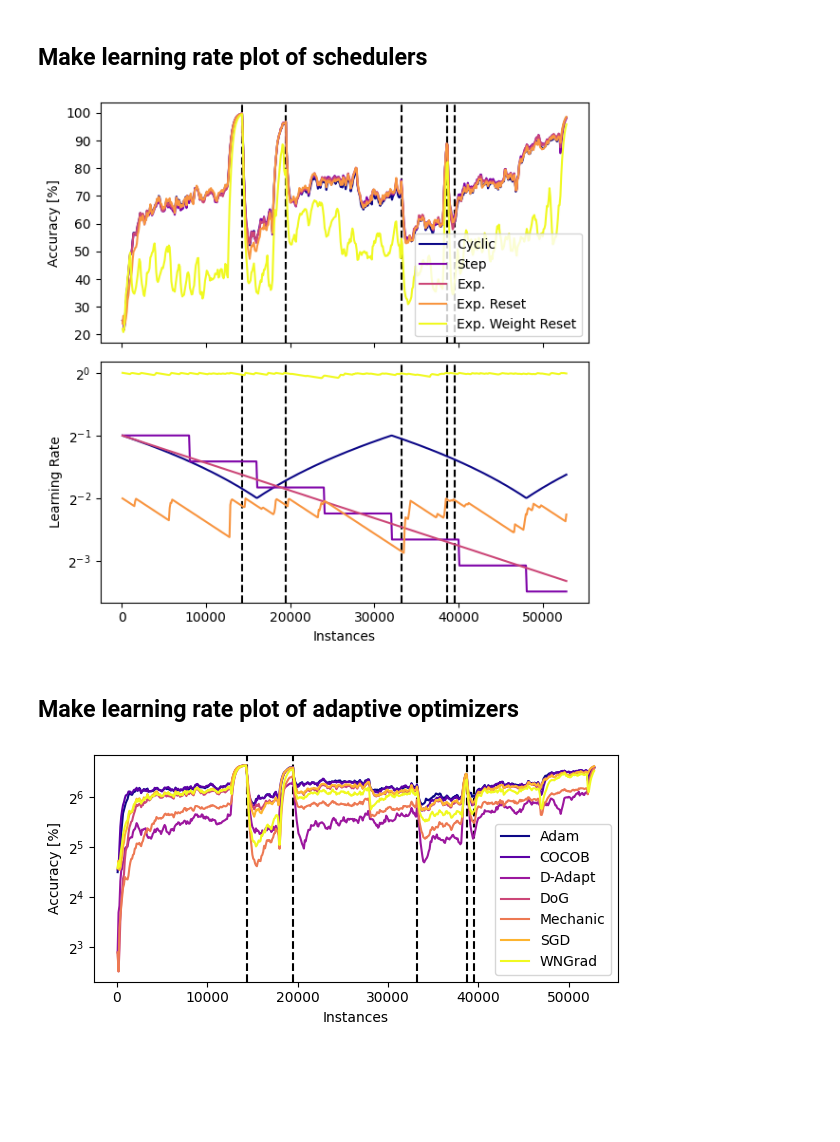
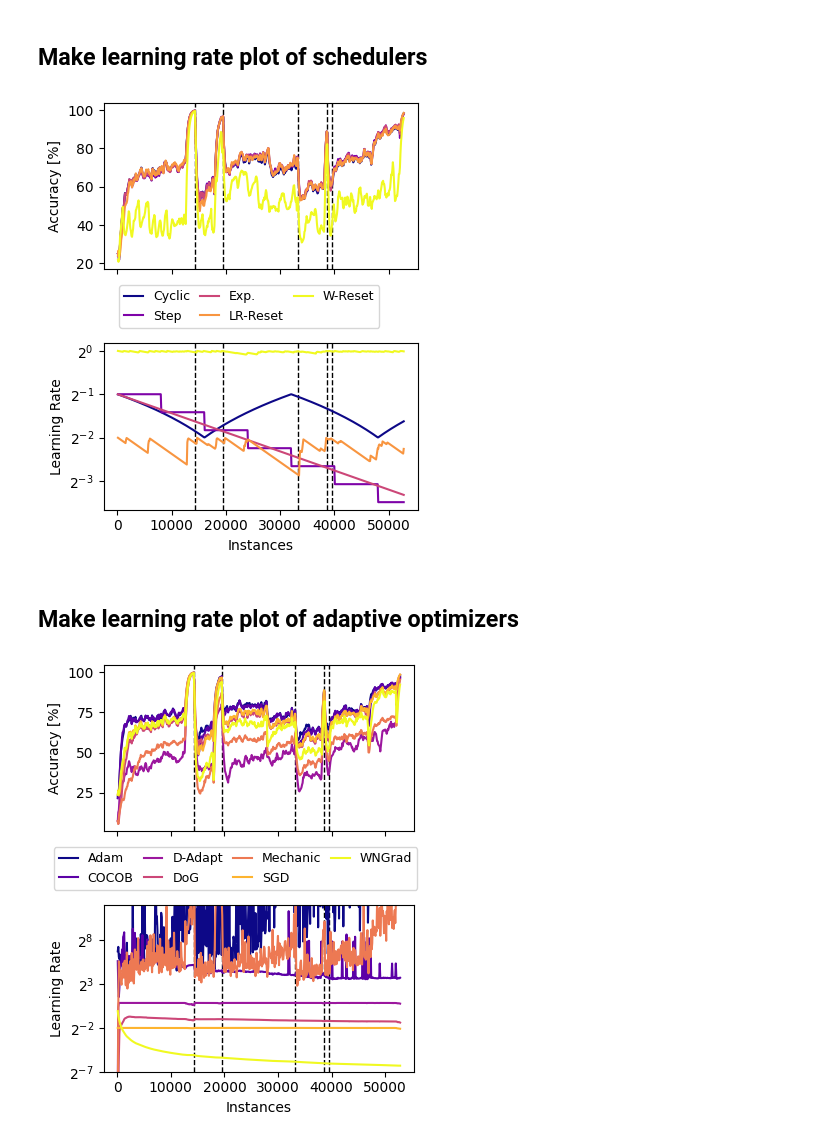
Before and after one commit to lucasczz/OLRONN, a Jupyter notebook: notebooks/lr_plots.ipynb, the cells around one changed output. Drawn from its saved outputs; the diff is of its cells as text; code cells hidden in the pictures; blank space fills up the shorter version.

Commit message:
refactor: pretuning plots

```diff
--- a/notebooks/lr_plots.ipynb
+++ b/notebooks/lr_plots.ipynb
@@ -13,13 +23,13 @@ def make_lr_plot(dfp, var_colors, metrics, names):
     n_rows = len(metrics)
 
     cmapper = ValueColorMapper(values=dfp[var_colors].unique(), cmap="plasma")
-    fig, axs = plt.subplots(nrows=n_rows, figsize=(6, 3 * n_rows), sharex=True)
+    fig, axs = plt.subplots(nrows=n_rows, figsize=(4, 2.4 * n_rows), sharex=True)
     if not isinstance(axs, np.ndarray):
         axs = np.array([axs])
     for row_idx, metric in enumerate(metrics):
         ax = axs[row_idx]
         for change_point in change_points:
-            ax.axvline(change_point, color="black", linestyle="dashed")
+            ax.axvline(change_point, color="black", linestyle="dashed", linewidth=1)
         for schedule, dfs in dfp.groupby(var_colors):
             dfs = dfs.sort_values(by="step")
             color = cmapper(schedule)
@@ -32,22 +42,24 @@ def make_lr_plot(dfp, var_colors, metrics, names):
                 ys,
                 c=color,
                 label=schedule,
+                linewidth=1.5,
             )
 
     for ax, name in zip(axs, names):
         ax.set_ylabel(name)
     ax.set_yscale("log", base=2)
-    axs[0].legend()
+    # ax.set_yticks([0.25, 1])
+    # ax.get_yaxis().set_major_formatter(matplotlib.ticker.ScalarFormatter())
     ax.set_xlabel("Instances")
-    return fig
+    return fig, axs
 # %%
 df_sched = pd.read_csv("../reports/schedule/v1.csv.zip")
 df_sched = df_sched.fillna(0)
-df_sched["schedule"] = df_sched["schedule"].replace(
+df_sched.loc[:, "schedule"] = df_sched["schedule"].replace(
     {
         "Exponential": "Exp.",
-        "Exponential Reset": "Exp. Reset",
-        "Exponential Weight Reset": "Exp. Weight Reset",
+        "Exponential Reset": "LR-Reset",
+        "Exponential Weight Reset": "W-Reset",
     }
 )
 # df_sched["accuracy"] *= 100
@@ -67,28 +79,28 @@ dfm = agg_dataframe(
 # %%
 # Make Plot for Insects abrupt dataset
 schedules = [
     "Cyclic",
     "Step",
     "Exp.",
-    "Exp. Reset",
-    "Exp. Weight Reset",
+    "LR-Reset",
+    "W-Reset",
     # "Kuncheva",
 ]
 dfp = dfm.copy()
 dfp["schedule"] = pd.Categorical(dfp["schedule"], categories=schedules, ordered=True)
 # Sort the DataFrame using the custom ordering
 dfp = dfp.sort_values(by="schedule")
 dfp = dfp[(dfp["dataset"] == "Insects abrupt") & (dfp["schedule"].isin(schedules))]
 
 
-
 metrics = ["accuracy_mean", "lr_mean"]
 names = ["Accuracy [%]", "Learning Rate"]
-fig = make_lr_plot(dfp, "schedule", metrics, names)
+fig, axs = make_lr_plot(dfp, "schedule", metrics, names)
+axs[0].legend(ncol=3, columnspacing=0.8, handlelength=1.5, loc=(0.05, -0.35), fontsize=9)
 fig.tight_layout()
-plt.savefig("../pub/figures/lr_norms_schedules_insects_abrupt.pdf")
+fig.savefig("../pub/figures/lr_norms_schedules_insects_abrupt.pdf", bbox_inches="tight")
 # %% [output]
-[figure, old version]
+[figure, new version]
 # %% [markdown]
 ## Make learning rate plot of adaptive optimizers
 # %%
@@ -136,8 +148,10 @@ dfp = dfp[(dfp["dataset"] == "Insects abrupt") & (dfp["optimizer"].isin(optimize
 
 metrics = ["accuracy_mean", "lr_norm_mean"]
 names = ["Accuracy [%]", "Learning Rate"]
-fig = make_lr_plot(dfp, "optimizer", metrics, names)
+fig, axs = make_lr_plot(dfp, "optimizer", metrics, names)
+axs[0].legend(ncol=4, columnspacing=0.8, handlelength=1.5, loc=(-0.16, -0.35), fontsize=9)
+axs[1].set_ylim([2**-7, 2**12])
 fig.tight_layout()
-plt.savefig("../pub/figures/lr_norms_optims_insects_abrupt.pdf")
+fig.savefig("../pub/figures/lr_norms_optims_insects_abrupt.pdf", bbox_inches="tight")
 # %% [output]
-[figure, old version]
+[figure, new version]
```
Also changed, not shown: parts of 2 cells of this notebook, 22 other files.
